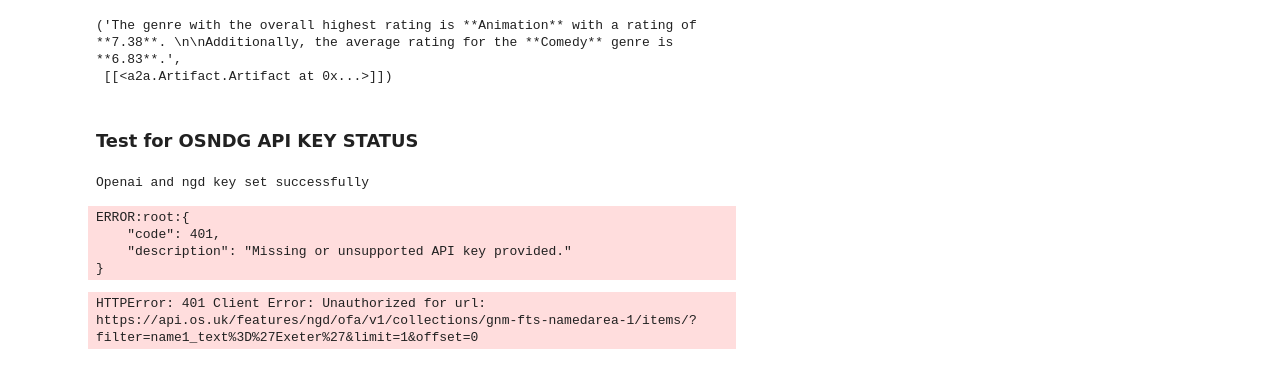
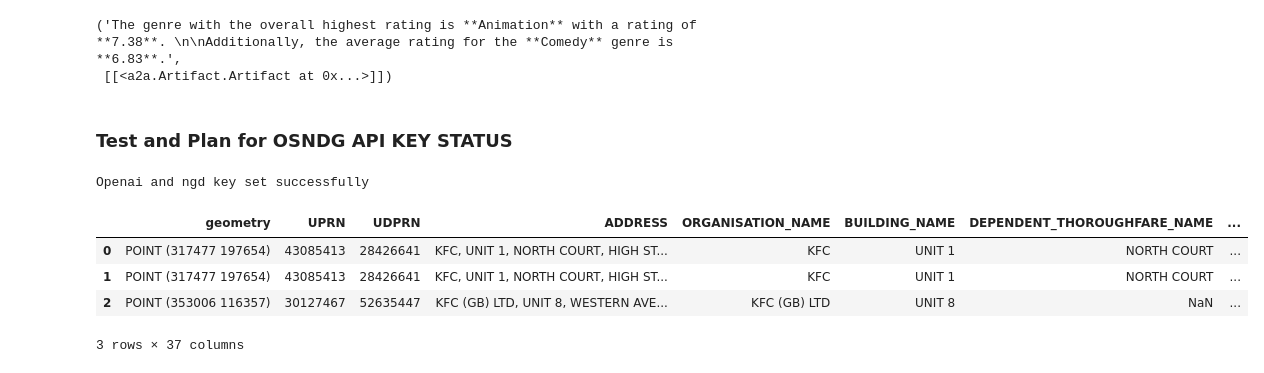
Before and after one commit to arjun8009/a2a_framework, a Jupyter notebook: system_tests.ipynb, the cells around one changed output. Drawn from its saved outputs; the diff is of its cells as text; code cells hidden in the pictures.

```diff
--- a/system_tests.ipynb
+++ b/system_tests.ipynb
@@ -707,6 +707,6 @@ artifacts loaded for metadata generation ['movies_dataset']
 ('The genre with the overall highest rating is **Animation** with a rating of **7.38**. \n\nAdditionally, the average rating for the **Comedy** genre is **6.83**.',
  [[<a2a.Artifact.Artifact at 0x...>]])
 # %% [markdown]
-### Test for OSNDG API KEY STATUS
+### Test and Plan for OSNDG API KEY STATUS
 # %%
 # importing os library
@@ -718,12 +719,18 @@ set_api_keys()
 Openai and ngd key set successfully
 # %%
 # We do not have access so just demonstrating code here
-ngd = NGD(os.getenv("OSNGD_API_KEY"), "gnm-fts-namedarea-1")
-area = ngd.query(max_results=1, cql_filter=f"name1_text='Exeter'")
-print(area)
+ngd = NGD(key=os.getenv("OSNDG_API_KEY"), collection="bld-fts-building-3")
+area = ngd.query(max_results=5, cql_filter=f"description = 'Residential Building'")
+buildings = gpd.GeoDataFrame.from_features(area["features"])
-# %% [output]
-ERROR:root:{
-    "code": 401,
-    "description": "Missing or unsupported API key provided."
-}
-HTTPError: 401 Client Error: Unauthorized for url: https://api.os.uk/features/ngd/ofa/v1/collections/gnm-fts-namedarea-1/items/?filter=name1_text%3D%27Exeter%27&limit=1&offset=0
+# %%
+# Using Places API
+places_api = PlacesAPI(key=os.getenv("OSNDG_API_KEY"))
+address = places_api.find("kfc")
+address = gpd.GeoDataFrame.from_features(address["features"])
+address
+# %% [output]
+|  | geometry | UPRN | UDPRN | ADDRESS | ORGANISATION_NAME | BUILDING_NAME | DEPENDENT_THOROUGHFARE_NAME | ... |
+| 0 | POINT (317477 197654) | 43085413 | 28426641 | KFC, UNIT 1, NORTH COURT, HIGH ST... | KFC | UNIT 1 | NORTH COURT | ... |
+| 1 | POINT (317477 197654) | 43085413 | 28426641 | KFC, UNIT 1, NORTH COURT, HIGH ST... | KFC | UNIT 1 | NORTH COURT | ... |
+| 2 | POINT (353006 116357) | 30127467 | 52635447 | KFC (GB) LTD, UNIT 8, WESTERN AVE... | KFC (GB) LTD | UNIT 8 | NaN | ... |
+3 rows × 37 columns
```
Also changed, not shown: parts of 8 cells of this notebook, 6 other files.
